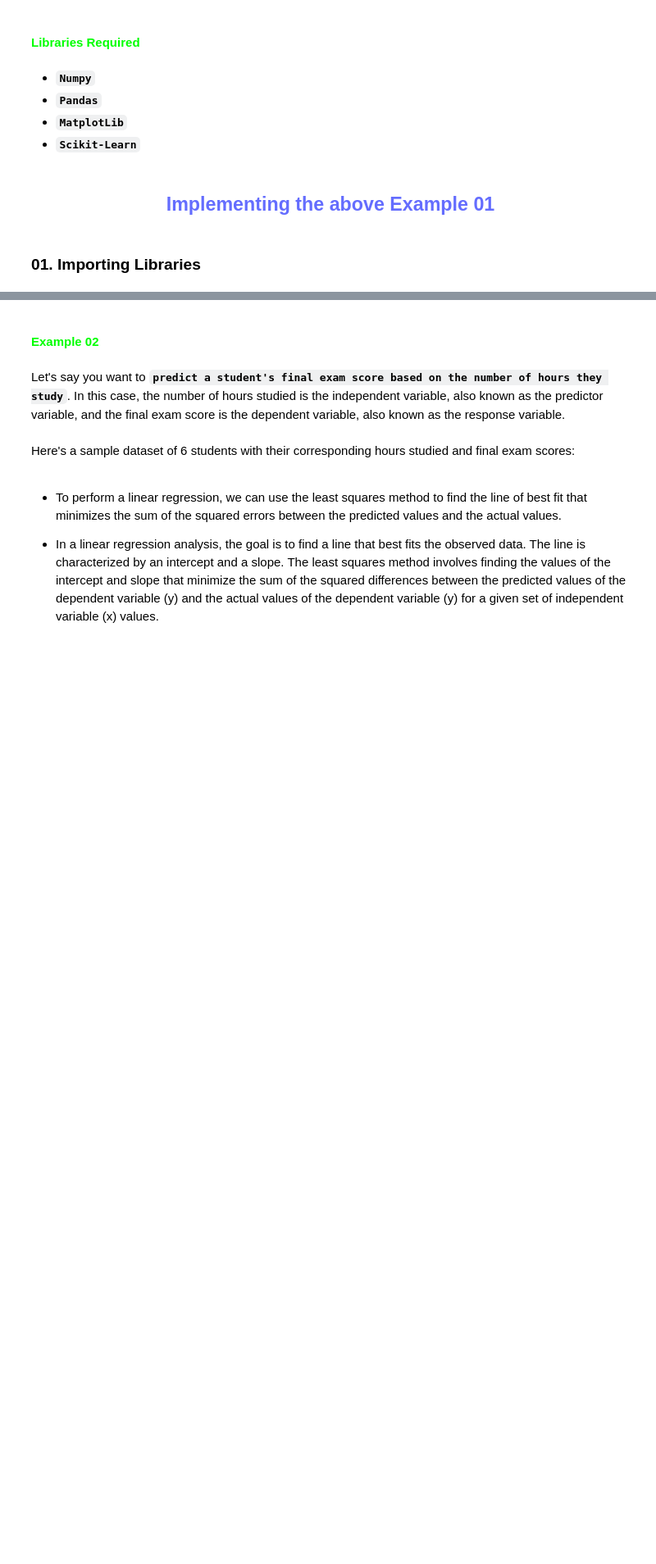
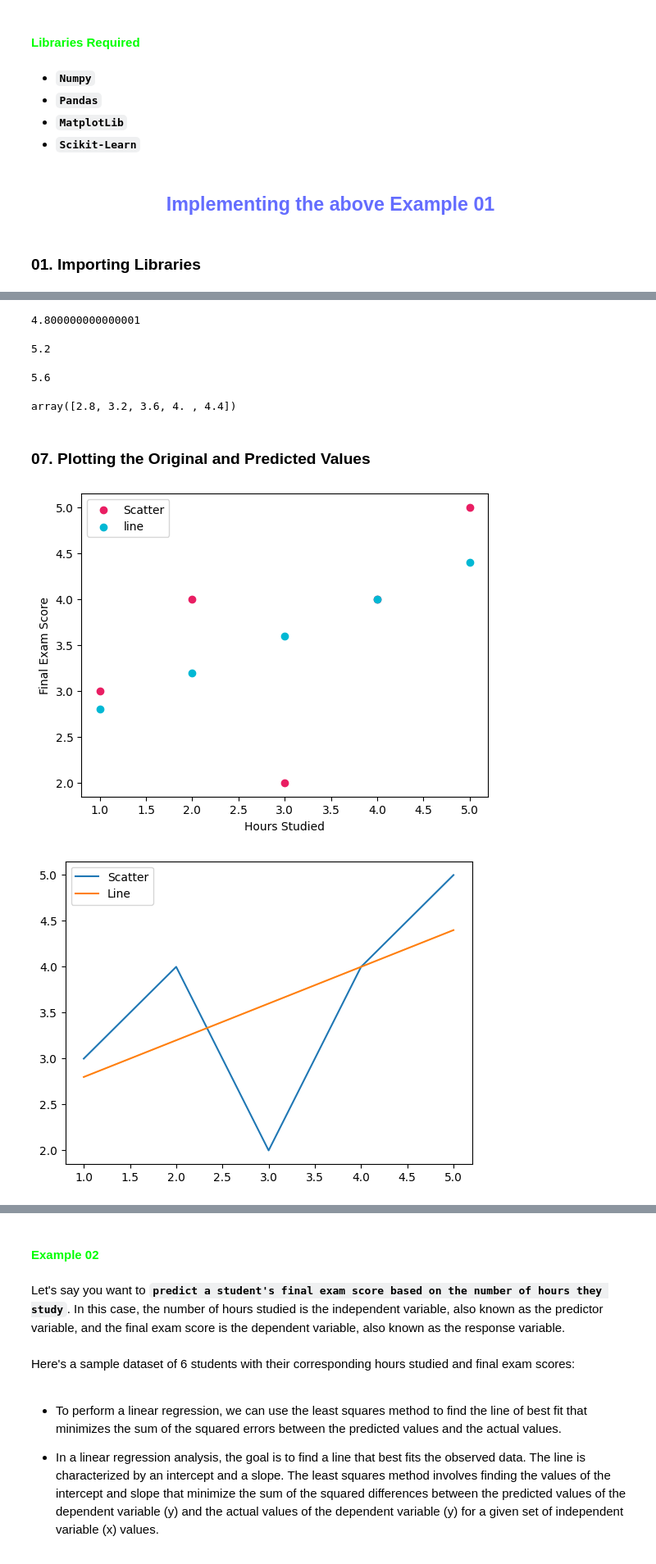
Before and after one commit to ZiaUrRehman-bit/Implementation-of-Machine-Learning-Algorithm, a Jupyter notebook: 02. Linear Regression/001.LRScratch.ipynb, the cells around one changed output, grey strips where cells are left out. Shown at 82% size. Cells and saved outputs as stored; diff of their text form; code cells hidden in the pictures; blank space fills up the shorter version.

```diff
--- a/02. Linear Regression/001.LRScratch.ipynb
+++ b/02. Linear Regression/001.LRScratch.ipynb
@@ -71,0 +85,4 @@ import matplotlib.pyplot as plt
+# %%
+xMean = np.mean(x)
+yMean = np.mean(y)
+print(f"xMean: {xMean}\nyMean: {yMean}")
@@ -71,0 +96,14 @@ import matplotlib.pyplot as plt
+# %%
+covXY = 0
+varX = 0
+
+n = len(x) # we need this as required to iterate n times
+
+for i in range(n):
+    covXY += (x[i] - xMean) * (y[i] - yMean)
+    varX += (x[i] - xMean)**2
+
+m = covXY / varX
+print(covXY)
+print(varX)
+print(f"Slope: {m}")
@@ -71,0 +116,3 @@ import matplotlib.pyplot as plt
+# %%
+c = yMean - (m * xMean)
+print(f"c:{c}")
@@ -71,0 +123,36 @@ import matplotlib.pyplot as plt
+# %%
+y1 = m*6 + c
+print(y)
+# %% [output]
+4.800000000000001
+# %%
+y2 = m*7 + c
+print(y)
+# %% [output]
+5.2
+# %%
+y3 = m*8 + c
+print(y)
+# %% [output]
+5.6
+# %%
+yPredict = m*x +c
+yPredict
+# %% [output]
+array([2.8, 3.2, 3.6, 4. , 4.4])
+# %% [markdown]
+### 07. Plotting the Original and Predicted Values
+# %%
+plt.scatter(x,y, color = "#e91e63", label = "Scatter")
+plt.xlabel("Hours Studied")
+plt.ylabel("Final Exam Score")
+plt.scatter(x,yPredict, color = "#00b8d4", label = "line")
+plt.legend()
+plt.show()
+plt.plot(x,y, label ="Scatter")
+plt.plot(x,yPredict, label = "Line")
+plt.legend()
+plt.show()
+# %% [output]
+[figure, added]
+[figure, added]
```
Also changed, not shown: parts of 12 cells of this notebook.
